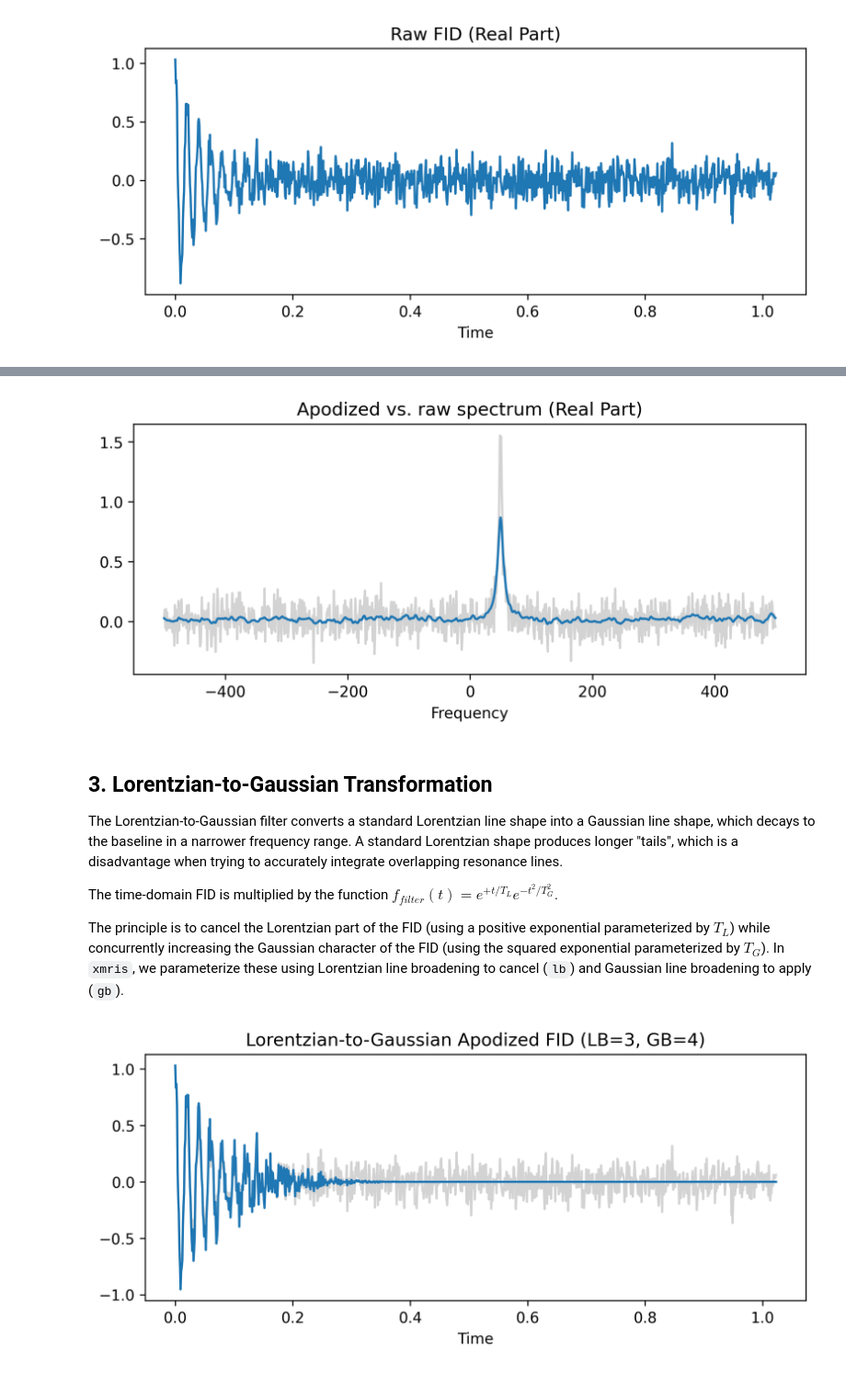
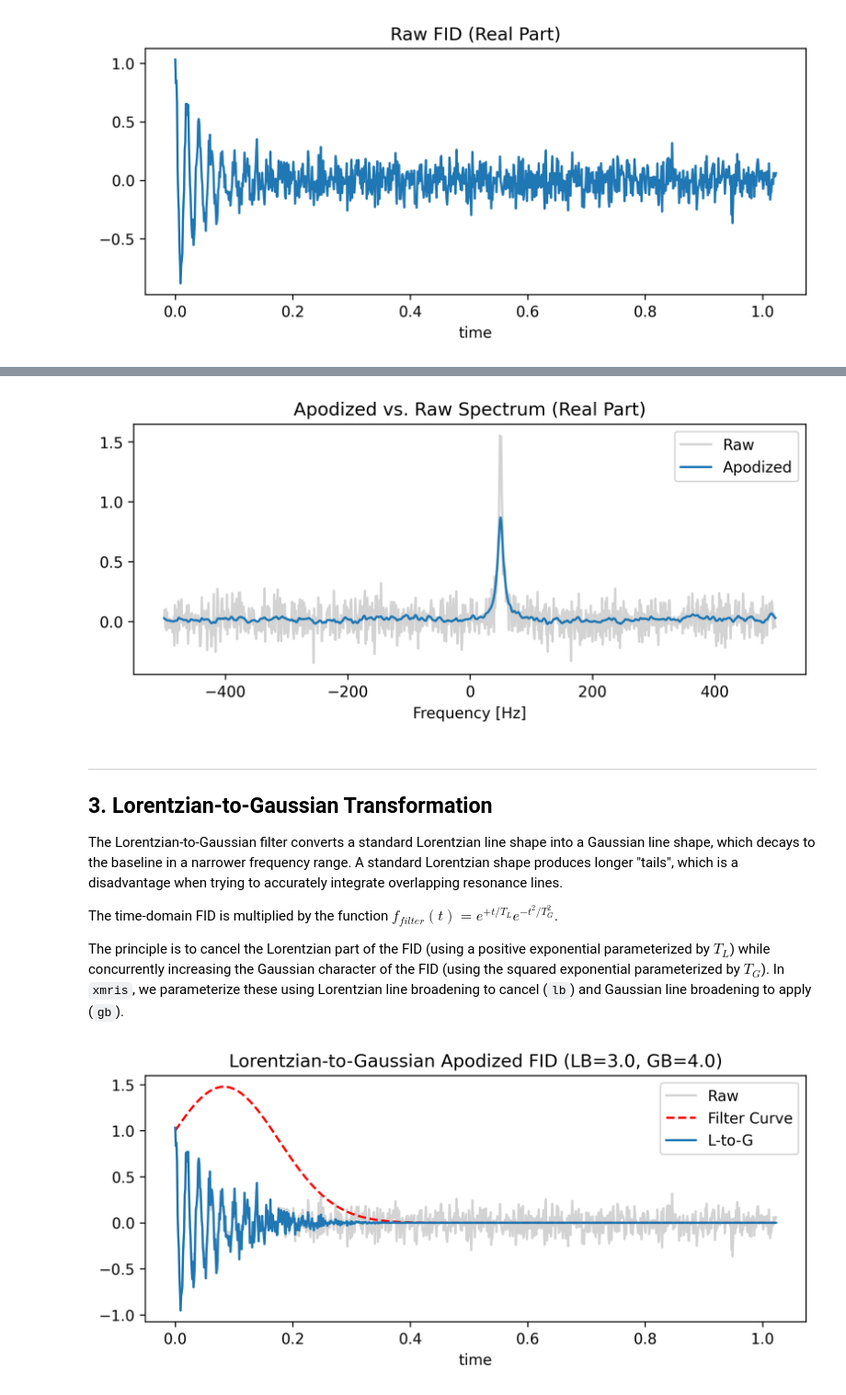
Before and after one commit to andrewendlinger/xmris, a Jupyter notebook: docs/notebooks/pipeline/apodization.ipynb, the cells around one changed output, grey strips where cells are left out. Shown at 92% size. Cells and saved outputs as stored; diff of their text form; code cells hidden in the pictures.

```diff
--- a/docs/notebooks/pipeline/apodization.ipynb
+++ b/docs/notebooks/pipeline/apodization.ipynb
@@ -40,7 +40,7 @@ raw_fid = clean_fid + noise
 
 # Xarray construction
 da_fid = xr.DataArray(
-    raw_fid, dims=["Time"], coords={"Time": t}, attrs={"sequence": "PRESS", "B0": 3.0}
+    raw_fid, dims=["time"], coords={"time": t}, attrs={"sequence": "PRESS", "B0": 3.0}
 )
 
 da_fid.real.plot(figsize=(8, 3))
@@ -80,12 +121,13 @@ Resulting in the following spectrum:
 # %%
 fig, ax = plt.subplots(figsize=(8, 3))
 
-da_fid.xmr.to_spectrum().real.plot(ax=ax, color="lightgray")
-da_exp.xmr.to_spectrum().real.plot(ax=ax)
-plt.title("Apodized vs. raw spectrum (Real Part)")
+da_fid.xmr.to_spectrum().real.plot(ax=ax, color="lightgray", label="Raw")
+da_exp.xmr.to_spectrum().real.plot(ax=ax, label="Apodized")
+plt.title("Apodized vs. Raw Spectrum (Real Part)")
+plt.legend()
 plt.show()
 # %% [output]
-[figure, old version]
+[figure, new version]
 # %%
 # STRICT TESTS: Exponential Apodization
 _lb = 5.0
@@ -108,4 +156,6 @@ assert da_exp.attrs == da_fid.attrs, "Attributes dropped."
 # %% [markdown]
+---
+
 ## 3. Lorentzian-to-Gaussian Transformation
 
 The Lorentzian-to-Gaussian filter converts a standard Lorentzian line shape into a Gaussian line shape, which decays to the baseline in a narrower frequency range. A standard Lorentzian shape produces longer "tails", which is a disadvantage when trying to accurately integrate overlapping resonance lines.
@@ -115,13 +165,28 @@ The time-domain FID is multiplied by the function $f_{filter}(t) = e^{+t/T_L}e^{
 The principle is to cancel the Lorentzian part of the FID (using a positive exponential parameterized by $T_L$) while concurrently increasing the Gaussian character of the FID (using the squared exponential parameterized by $T_G$). In `xmris`, we parameterize these using Lorentzian line broadening to cancel (`lb`) and Gaussian line broadening to apply (`gb`).
 # %%
 # Cancel 3 Hz of Lorentzian broadening and apply 4 Hz of Gaussian broadening
-da_lg = da_fid.xmr.apodize_lg(dim="Time", lb=3.0, gb=4.0)
+lb = 3.0
+gb = 4.0
+da_lg = da_fid.xmr.apodize_lg(dim="time", lb=lb, gb=gb)
 
-da_fid.real.plot(figsize=(8, 3), color="lightgray")
-da_lg.real.plot()
+# Calculate the filter curve for visualization
+t_coords = da_fid.coords["time"].values
+weight_lorentzian = np.exp(np.pi * lb * t_coords)
+t_g = (2 * np.sqrt(np.log(2))) / (np.pi * gb)
+weight_gaussian = np.exp(-(t_coords**2) / (t_g**2))
+filter_lg = weight_lorentzian * weight_gaussian
 
-plt.title("Lorentzian-to-Gaussian Apodized FID (LB=3, GB=4)")
+fig, ax = plt.subplots(figsize=(8, 3))
+# plot the original spectrum as gray background
+da_fid.real.plot(ax=ax, color="lightgray", label="Raw")
+# overlay the filter curve
+ax.plot(t_coords, filter_lg, color="red", linestyle="--", label="Filter Curve")
+# plot the apodized FID
+da_lg.real.plot(ax=ax, label="L-to-G")
+
+plt.title(f"Lorentzian-to-Gaussian Apodized FID (LB={lb}, GB={gb})")
+plt.legend()
 plt.show()
 # %% [output]
-[figure, old version]
+[figure, new version]
 # %% [markdown]
```
Also changed, not shown: parts of 12 cells of this notebook, 1 other file.
